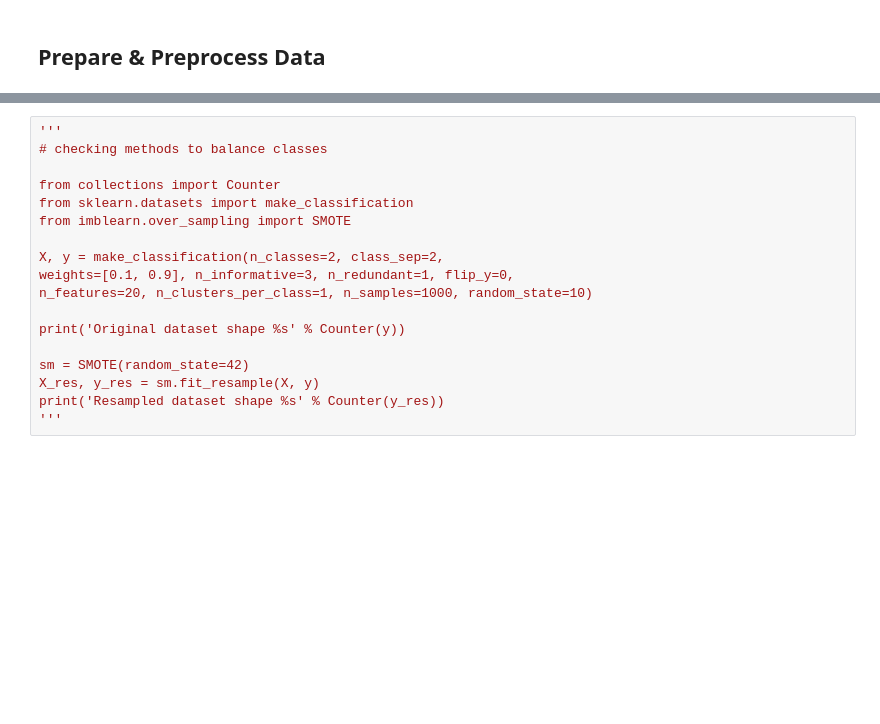
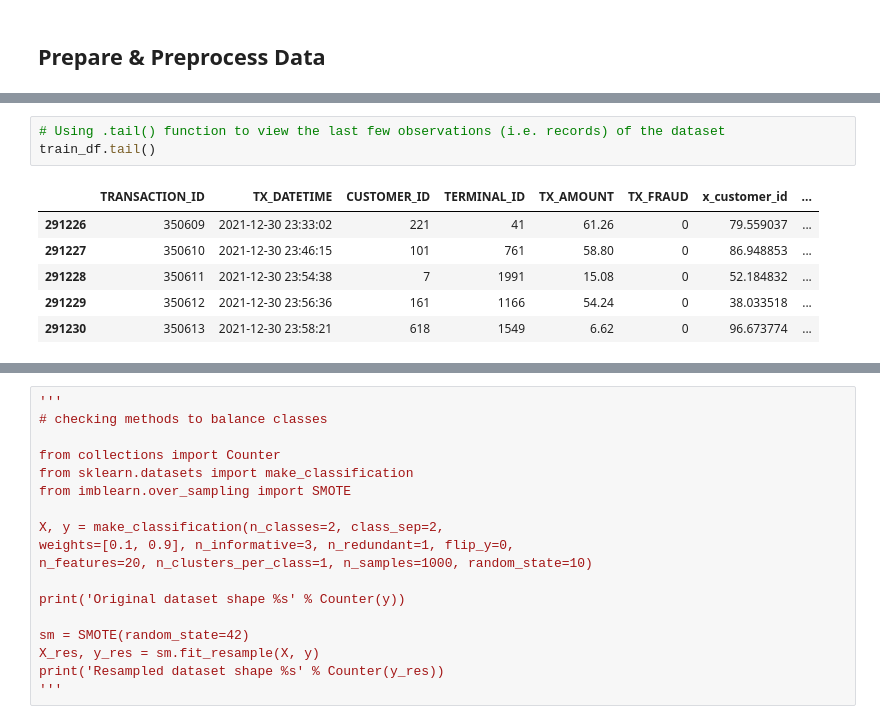
Before and after one commit to JuanS286/CreditCardFraudDetection, a Jupyter notebook: CreditCardFraudDetection.ipynb, the cells around one changed output, grey strips where cells are left out. Saved outputs shown, nothing was run; the diff lists cells and outputs as text; blank space fills up the shorter version.

```diff
--- a/CreditCardFraudDetection.ipynb
+++ b/CreditCardFraudDetection.ipynb
@@ -368,0 +400,10 @@ plt.show()
+# %%
+# Using .tail() function to view the last few observations (i.e. records) of the dataset
+train_df.tail()
+# %% [output]
+|  | TRANSACTION_ID | TX_DATETIME | CUSTOMER_ID | TERMINAL_ID | TX_AMOUNT | TX_FRAUD | x_customer_id | ... |
+| 291226 | 350609 | 2021-12-30 23:33:02 | 221 | 41 | 61.26 | 0 | 79.559037 | ... |
+| 291227 | 350610 | 2021-12-30 23:46:15 | 101 | 761 | 58.80 | 0 | 86.948853 | ... |
+| 291228 | 350611 | 2021-12-30 23:54:38 | 7 | 1991 | 15.08 | 0 | 52.184832 | ... |
+| 291229 | 350612 | 2021-12-30 23:56:36 | 161 | 1166 | 54.24 | 0 | 38.033518 | ... |
+| 291230 | 350613 | 2021-12-30 23:58:21 | 618 | 1549 | 6.62 | 0 | 96.673774 | ... |
```
Also changed, not shown: parts of 8 cells of this notebook.
